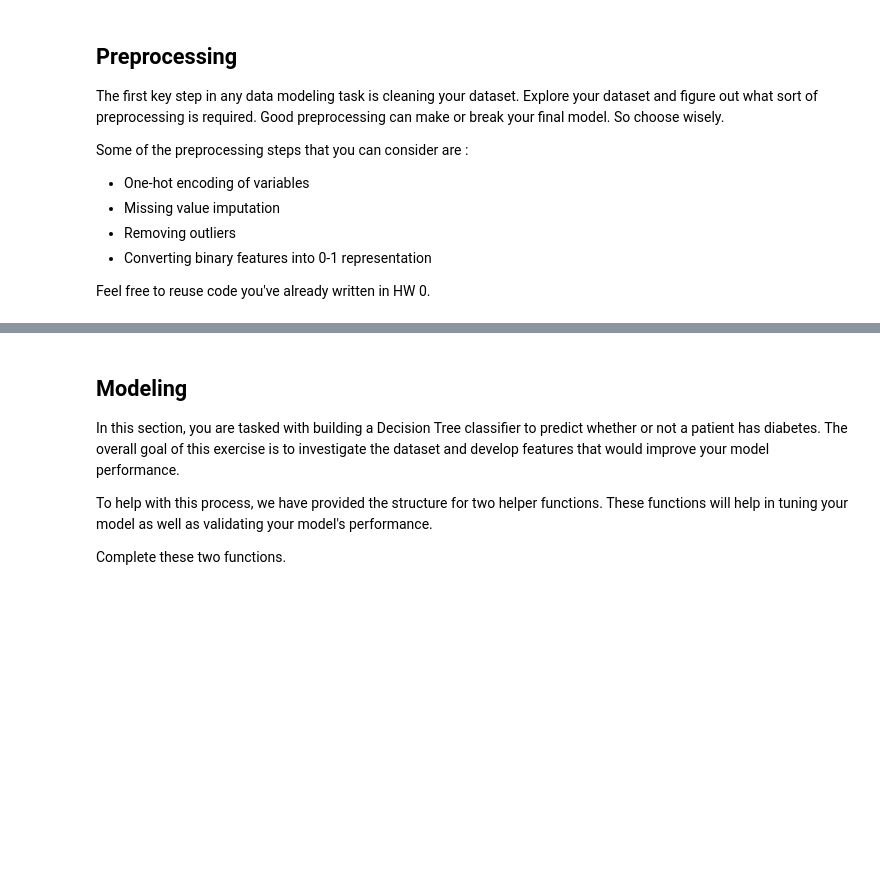
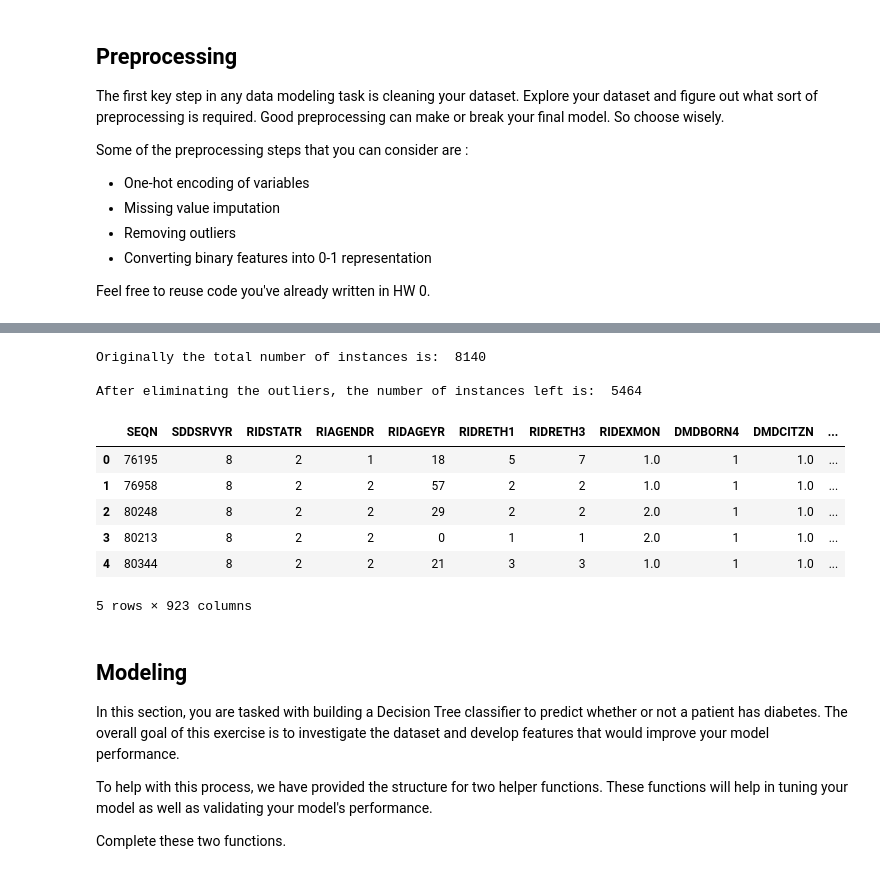
Before and after one commit to YongxinJackGuo/CIS519-Machine-Learning, a Jupyter notebook: HW1/cis519_hw1_solution.ipynb, the cells around one changed output, grey strips where cells are left out. Drawn from its saved outputs; the diff is of its cells as text; code cells hidden in the pictures; blank space fills up the shorter version.

```diff
--- a/HW1/cis519_hw1_solution.ipynb
+++ b/HW1/cis519_hw1_solution.ipynb
@@ -47,0 +173,25 @@ Feel free to reuse code you've already written in HW 0.
+# %%
+#---------------------------------Outlier Elimination-----------------------------------
+# drop the outliers with values outside of m +/- 3*s.t.d
+outlier_bol_upper = (df <= (df.mean() + 10 * df.std())).astype('int')
+outlier_bol_lower = (df >= (df.mean() - 10 * df.std())).astype('int')
+outlier_bol = np.logical_and(outlier_bol_upper, outlier_bol_lower)
+# max((~outlier_bol).sum()) # check what is the maximum number of outliers in any of these columns
+# sum((~outlier_bol).sum() == 8140) # check if there are columns with all being outliers (wrong)
+print('Originally the total number of instances is: ', outlier_bol.shape[0])
+outlier_bol = outlier_bol.all(axis = 1)
+print('\nAfter eliminating the outliers, the number of instances left is: ', sum(outlier_bol))
+# trim the dataframe
+df = df.loc[df.index[outlier_bol],:].reset_index(drop = True)
+display(df.head())
+# %% [output]
+Originally the total number of instances is:  8140
+
+After eliminating the outliers, the number of instances left is:  5464
+|  | SEQN | SDDSRVYR | RIDSTATR | RIAGENDR | RIDAGEYR | RIDRETH1 | RIDRETH3 | RIDEXMON | DMDBORN4 | DMDCITZN | ... |
+| 0 | 76195 | 8 | 2 | 1 | 18 | 5 | 7 | 1.0 | 1 | 1.0 | ... |
+| 1 | 76958 | 8 | 2 | 2 | 57 | 2 | 2 | 1.0 | 1 | 1.0 | ... |
+| 2 | 80248 | 8 | 2 | 2 | 29 | 2 | 2 | 2.0 | 1 | 1.0 | ... |
+| 3 | 80213 | 8 | 2 | 2 | 0 | 1 | 1 | 2.0 | 1 | 1.0 | ... |
+| 4 | 80344 | 8 | 2 | 2 | 21 | 3 | 3 | 1.0 | 1 | 1.0 | ... |
+5 rows × 923 columns
```
Also changed, not shown: parts of 12 cells of this notebook, 2 other files.
